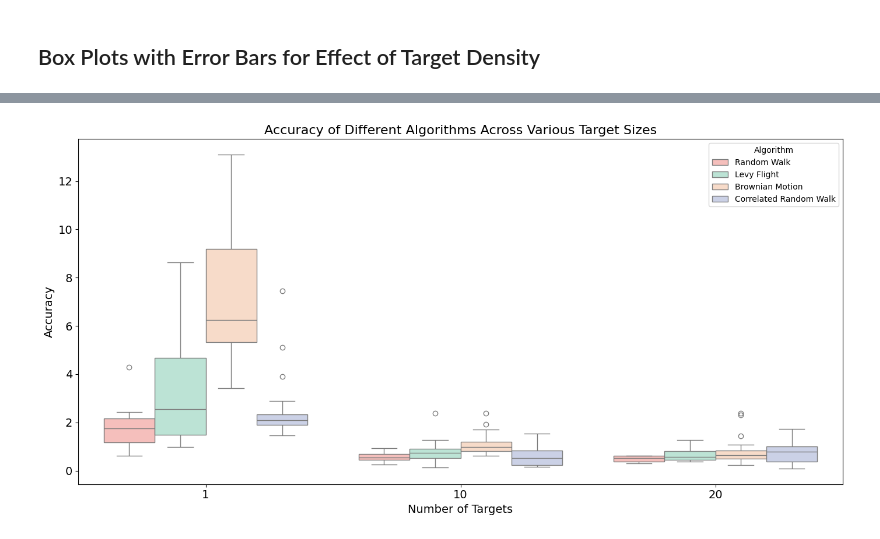
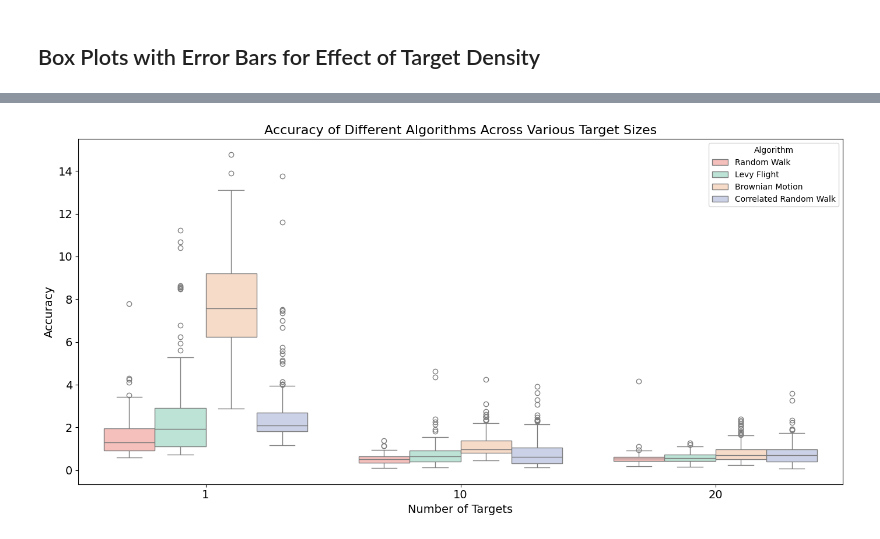
Before and after one commit to marckbarrion/swarm-search-algo_data-analyses, a Jupyter notebook: 3_experiment.ipynb, the cells around one changed output, grey strips where cells are left out. Saved outputs shown, nothing was run; the diff lists cells and outputs as text; code cells hidden in the pictures.

```diff
--- a/3_experiment.ipynb
+++ b/3_experiment.ipynb
@@ -17,6 +17,7 @@ import os
 import pandas as pd
 import seaborn as sns
 import matplotlib.pyplot as plt
+import glob
 
 # Function to read accuracy data from a given directory
 def read_accuracy_data(base_dir, actual_black_tiles, skip_lines=False):
@@ -26,22 +27,33 @@ def read_accuracy_data(base_dir, actual_black_tiles, skip_lines=False):
         print(f"Directory {base_dir} does not exist. Skipping.")
         return accuracies
 
-    run_dirs = sorted(os.listdir(base_dir))
+    # Find all subdirectories in the base directory
+    sub_dirs = [os.path.join(base_dir, d) for d in os.listdir(base_dir) if os.path.isdir(os.path.join(base_dir, d))]
 
-    for run_dir in run_dirs:
-        run_path = os.path.join(base_dir, run_dir, 'e-puck.csv')
-        if os.path.isfile(run_path):
-            try:
-                if skip_lines:
-                    df = pd.read_csv(run_path, skip_blank_lines=True)
-                else:
-                    df = pd.read_csv(run_path)
+    for sub_dir in sub_dirs:
+        # Find all files that match the pattern e-puck*.csv in each subdirectory
+        csv_files = glob.glob(os.path.join(sub_dir, 'e-puck*.csv'))
 
-                final_average_count = df['average_count'].iloc[-1]
-                accuracy = final_average_count / actual_black_tiles
-                accuracies.append(accuracy)
-            except Exception as e:
-                print(f"Error reading {run_path}: {e}")
+        # Debug print to check if files are being found
+        # print(f"Found {len(csv_files)} files in {sub_dir}")
+
+        for run_path in csv_files:
+            if os.path.isfile(run_path):
+                try:
+                    if skip_lines:
+                        df = pd.read_csv(run_path, skip_blank_lines=True)
+                    else:
+                        df = pd.read_csv(run_path)
+
+                    final_average_count = df['average_count'].iloc[-1]
+                    accuracy = final_average_count / actual_black_tiles
+                    accuracies.append({
+                        "directory": sub_dir,
+                        "file": run_path,
+                        "accuracy": accuracy
+                    })
+                except Exception as e:
+                    print(f"Error reading {run_path}: {e}")
 
     return accuracies
 
@@ -81,9 +93,15 @@ for algorithm in algorithms:
     for target_size in target_sizes:
         if target_size in base_dirs[algorithm]:
             dir_path = base_dirs[algorithm][target_size]
-            accuracies = read_accuracy_data(dir_path, actual_black_tiles[target_size], skip_lines=(algorithm in ["Random Walk", "Levy Flight"]))
-            for accuracy in accuracies:
-                data.append({"Algorithm": algorithm, "Target Size": target_size, "Accuracy": accuracy})
+            accuracy_data = read_accuracy_data(dir_path, actual_black_tiles[target_size], skip_lines=(algorithm in ["Random Walk", "Levy Flight"]))
+            for entry in accuracy_data:
+                data.append({
+                    "Algorithm": algorithm,
+                    "Target Size": target_size,
+                    "Accuracy": entry['accuracy'],
+                    "Directory": entry['directory'],
+                    "File": entry['file']
+                })
 
 # Create a DataFrame from the collected data
 df = pd.DataFrame(data)
@@ -91,6 +109,15 @@ df = pd.DataFrame(data)
 # Print descriptive statistics
 descriptive_stats = df.groupby(['Algorithm', 'Target Size'])['Accuracy'].describe()
 print(descriptive_stats)
+
+# Identify and print outliers
+outliers = df[df['Accuracy'] > 15]
+print("\nOutliers with Accuracy > 15:")
+
+# Set pandas options to display the full content
+pd.set_option('display.max_colwidth', None)
+
+print(outliers)
 
 # Define a pastel color palette
 pastel_palette = {
@@ -140 +167 @@ Random Walk            1            1.169934  1.757569  2.158844   4.291106
-[figure, old version]
+[figure, new version]
```
Also changed, not shown: parts of 1 cell of this notebook, 3 other files.
